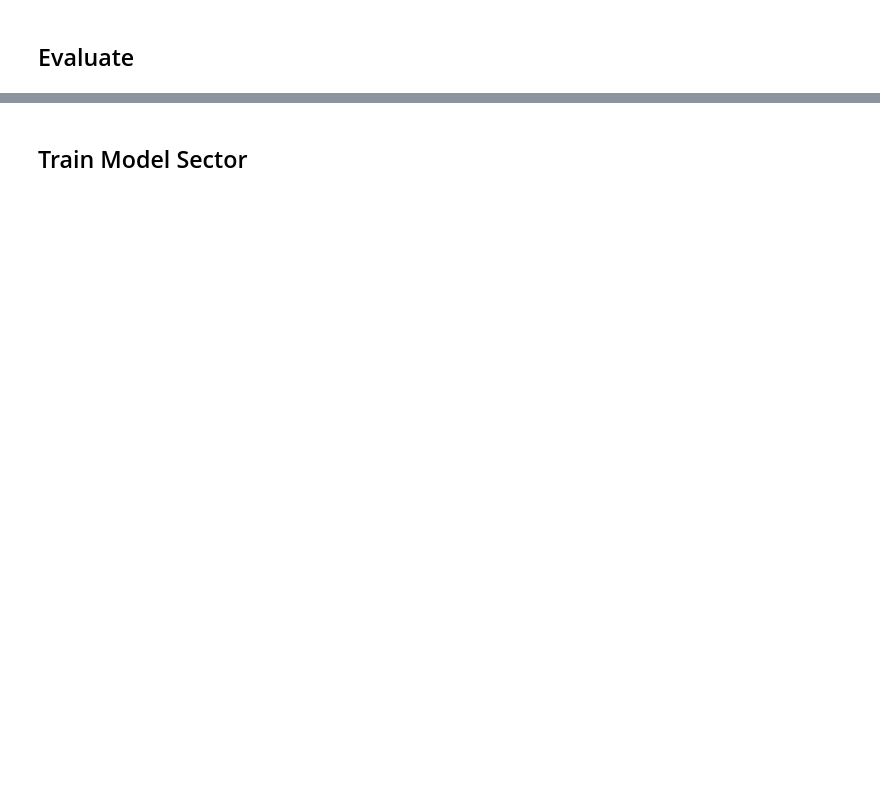
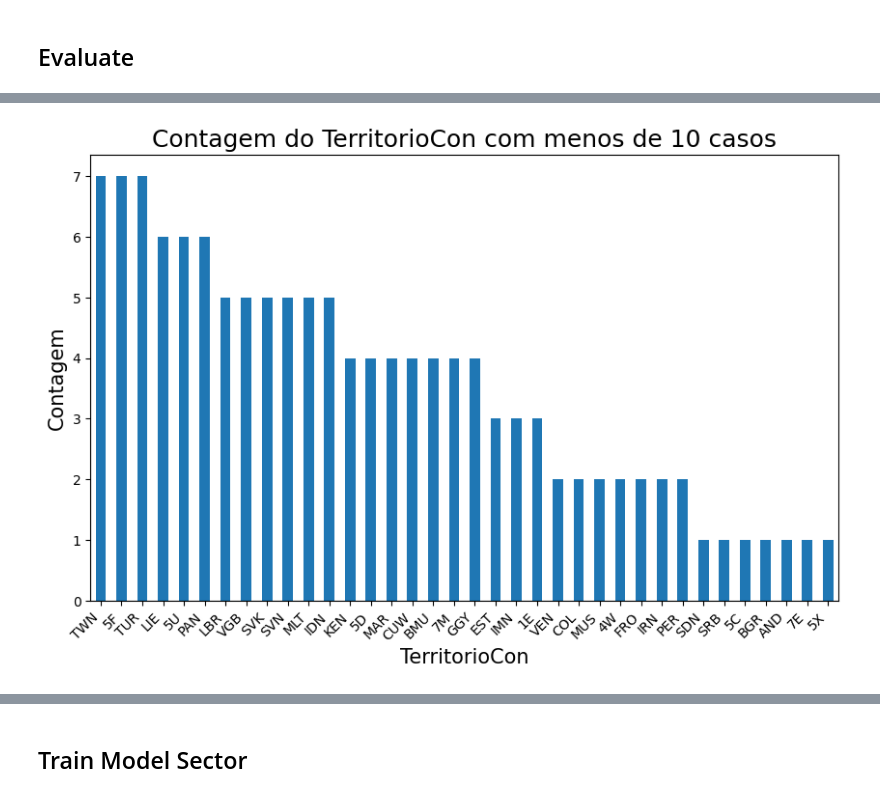
Before and after one commit to EndersonSantos/ProjetoFinalCollege, a Jupyter notebook: projetofinal/analysis/Training.ipynb, the cells around one changed output, grey strips where cells are left out. Saved outputs shown, nothing was run; the diff lists cells and outputs as text; code cells hidden in the pictures; blank space fills up the shorter version.

```diff
--- a/projetofinal/analysis/Training.ipynb
+++ b/projetofinal/analysis/Training.ipynb
@@ -296,3 +427,14 @@ Recall Train: 0.9035791018183724
+# %%
+df_filtered = df_clean.groupby('TerritorioCon').filter(lambda x: len(x) < 10)
+plt.figure(figsize=(10, 6))  # Increase the size of the plot
+df_filtered.TerritorioCon.value_counts().plot(kind='bar')
+plt.title('Contagem do TerritorioCon com menos de 10 casos', size=18)  # Add a title
+plt.xlabel('TerritorioCon', size=15)  # Add x-axis label
+plt.ylabel('Contagem', size=15)  # Add y-axis label
+plt.xticks(rotation=45, ha='right')  # Optionally rotate x-axis labels for better readability
+plt.show()
+# %% [output]
+[figure, added]
 # %%
 print("Classification Report:")
 print(classification_report(y_test_1.to_list(), y_pred_test))
```
Also changed, not shown: parts of 30 cells of this notebook.
